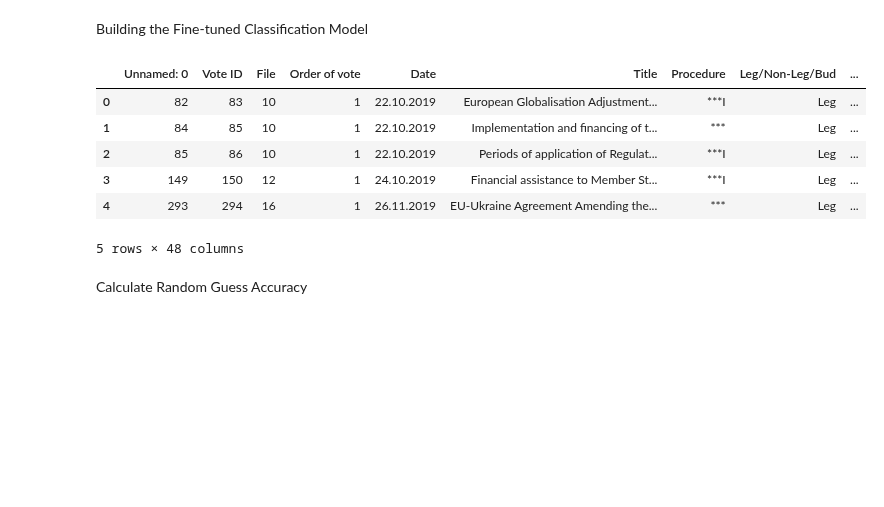
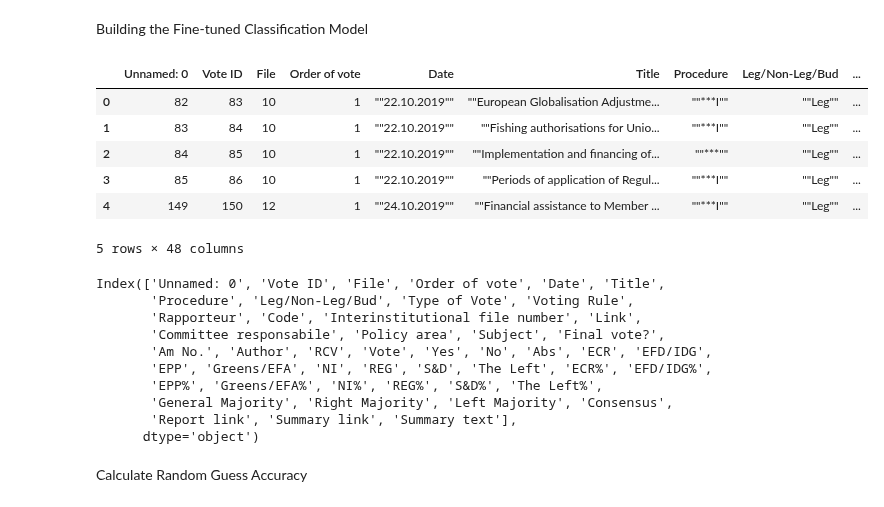
Before and after one commit to izu457/Thesis_Finetuning_GPT3.5_Political_Stance, a Jupyter notebook: Fine-Tuned Classifier.ipynb, the cells around one changed output. Saved outputs shown, nothing was run; the diff lists cells and outputs as text; code cells hidden in the pictures; blank space fills up the shorter version.

```diff
--- a/Fine-Tuned Classifier.ipynb
+++ b/Fine-Tuned Classifier.ipynb
@@ -7,17 +7,28 @@ import numpy as np
 import matplotlib.pyplot as plt
 import random
 # %%
-voted_docs_final = pd.read_csv('data/voted_docs_final_193.csv')
+voted_docs_final_EP9 = pd.read_csv('data/voted_laws_final_EP9.csv')
 
-display(voted_docs_final.head())
+display(voted_docs_final_EP9.head())
+voted_docs_final_EP9.columns
 # %% [output]
 |  | Unnamed: 0 | Vote ID | File | Order of vote | Date | Title | Procedure | Leg/Non-Leg/Bud | ... |
-| 0 | 82 | 83 | 10 | 1 | 22.10.2019 | European Globalisation Adjustment... | ***I | Leg | ... |
-| 1 | 84 | 85 | 10 | 1 | 22.10.2019 | Implementation and financing of t... | *** | Leg | ... |
-| 2 | 85 | 86 | 10 | 1 | 22.10.2019 | Periods of application of Regulat... | ***I | Leg | ... |
-| 3 | 149 | 150 | 12 | 1 | 24.10.2019 | Financial assistance to Member St... | ***I | Leg | ... |
-| 4 | 293 | 294 | 16 | 1 | 26.11.2019 | EU-Ukraine Agreement Amending the... | *** | Leg | ... |
+| 0 | 82 | 83 | 10 | 1 | ""22.10.2019"" | ""European Globalisation Adjustme... | ""***I"" | ""Leg"" | ... |
+| 1 | 83 | 84 | 10 | 1 | ""22.10.2019"" | ""Fishing authorisations for Unio... | ""***I"" | ""Leg"" | ... |
+| 2 | 84 | 85 | 10 | 1 | ""22.10.2019"" | ""Implementation and financing of... | ""***"" | ""Leg"" | ... |
+| 3 | 85 | 86 | 10 | 1 | ""22.10.2019"" | ""Periods of application of Regul... | ""***I"" | ""Leg"" | ... |
+| 4 | 149 | 150 | 12 | 1 | ""24.10.2019"" | ""Financial assistance to Member ... | ""***I"" | ""Leg"" | ... |
 5 rows × 48 columns
+Index(['Unnamed: 0', 'Vote ID', 'File', 'Order of vote', 'Date', 'Title',
+       'Procedure', 'Leg/Non-Leg/Bud', 'Type of Vote', 'Voting Rule',
+       'Rapporteur', 'Code', 'Interinstitutional file number', 'Link',
+       'Committee responsabile', 'Policy area', 'Subject', 'Final vote?',
+       'Am No.', 'Author', 'RCV', 'Vote', 'Yes', 'No', 'Abs', 'ECR', 'EFD/IDG',
+       'EPP', 'Greens/EFA', 'NI', 'REG', 'S&D', 'The Left', 'ECR%', 'EFD/IDG%',
+       'EPP%', 'Greens/EFA%', 'NI%', 'REG%', 'S&D%', 'The Left%',
+       'General Majority', 'Right Majority', 'Left Majority', 'Consensus',
+       'Report link', 'Summary link', 'Summary text'],
+      dtype='object')
 # %% [markdown]
 Calculate Random Guess Accuracy
 # %%
```
Also changed, not shown: parts of 8 cells of this notebook, 3 other files.
